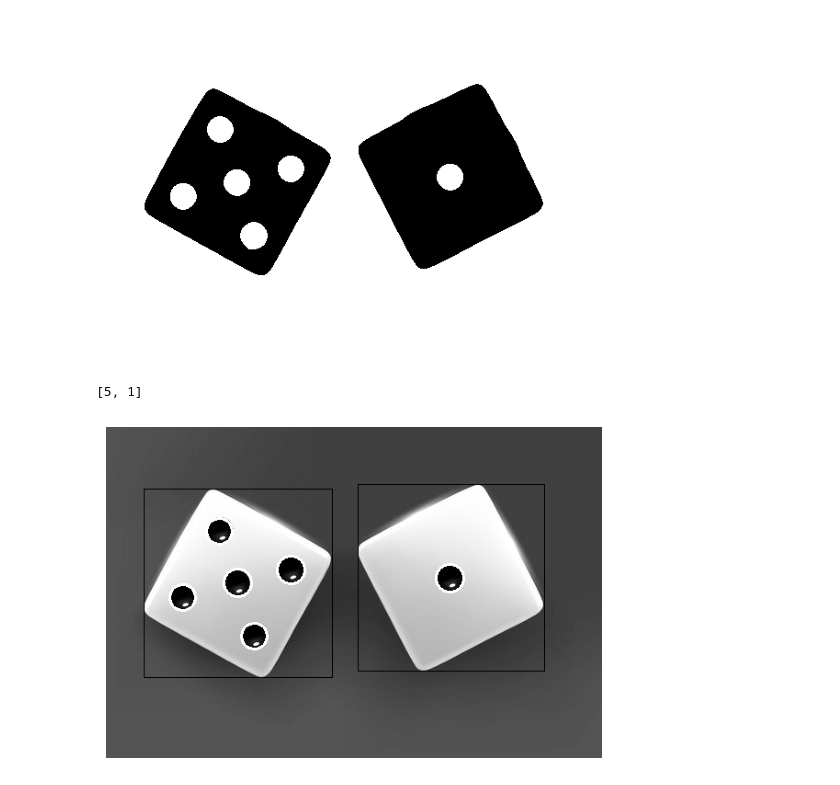
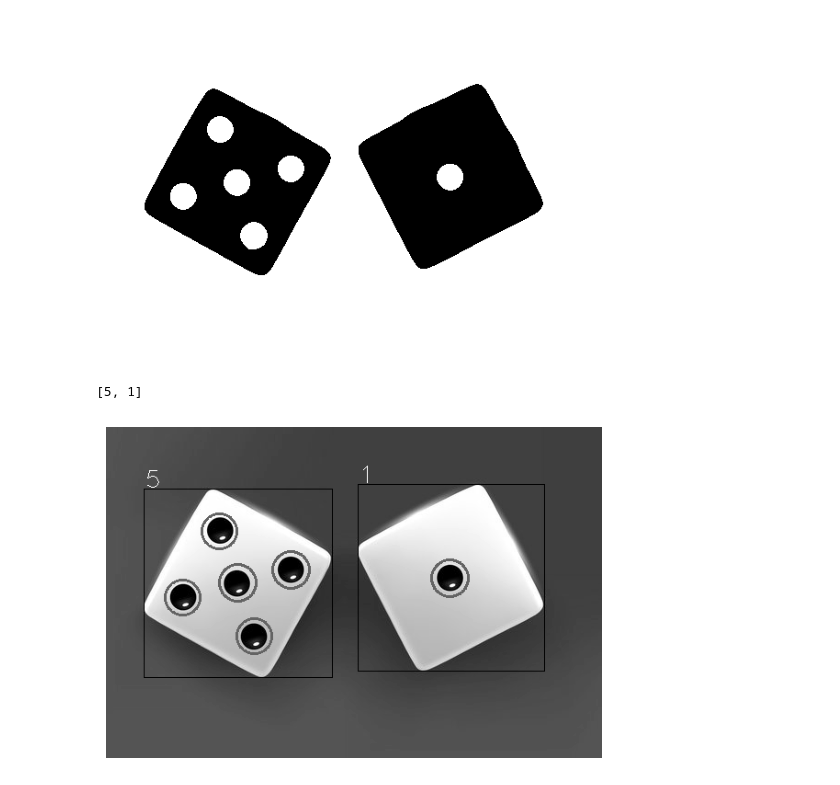
Before and after one commit to omidNomiri/My-python-learning-process, a Jupyter notebook: Assignment_33/dice_counter.ipynb, the cells around one changed output. Drawn from its saved outputs; the diff is of its cells as text; code cells hidden in the pictures.

Commit message:
feat : text on picture

```diff
--- a/Assignment_33/dice_counter.ipynb
+++ b/Assignment_33/dice_counter.ipynb
@@ -18,32 +18,33 @@ plt.show()
 contours, hierarchy = cv2.findContours(threshold_image, cv2.RETR_TREE, cv2.CHAIN_APPROX_SIMPLE)
 counter = 0
 number_dice_list = []
 
 for contour in contours:
     if hierarchy[0][counter][3] == 0:
         x, y, w, h = cv2.boundingRect(contour)
         cv2.rectangle(image, [x, y], [x + w, y + h], (0, 0, 0), 1)
 
         rectangle_x = x
         rectangle_y = y
         dice = image[y: y + h, x: x + w]
         circles = cv2.HoughCircles(dice, cv2.HOUGH_GRADIENT, dp=1, minDist=50, param1=100, param2=30, minRadius=0, maxRadius=0)
 
         if circles is not None:
             number_in_dice = 0
             circles = np.round(circles[0, :]).astype("int")
 
             for (x, y, r) in circles:
                 if r <= 15:
-                    cv2.circle(image, (x+rectangle_x, y+rectangle_y), r, 255, 2)
+                    cv2.circle(image, (x+rectangle_x, y+rectangle_y), r+5, 100, 2)
                     number_in_dice += 1
         number_dice_list.append(number_in_dice)
+        cv2.putText(image, str(number_in_dice), (rectangle_x, rectangle_y), cv2.FONT_HERSHEY_PLAIN, 2, 255)
     counter += 1
 
 print(number_dice_list)
 plt.imshow(image, "grey")
 plt.axis(False)
 plt.show()
 # %% [output]
 [5, 1]
-[figure, old version]
+[figure, new version]
```
